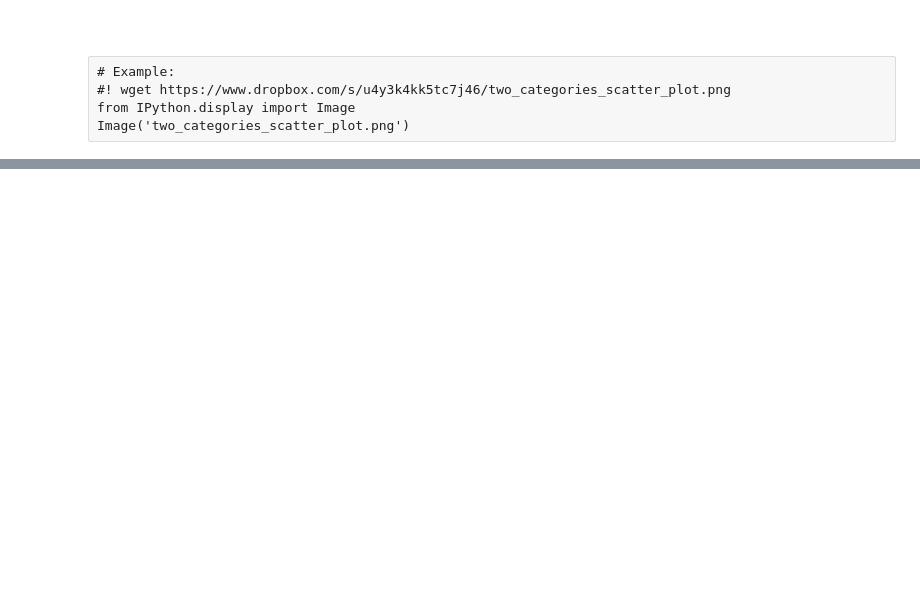
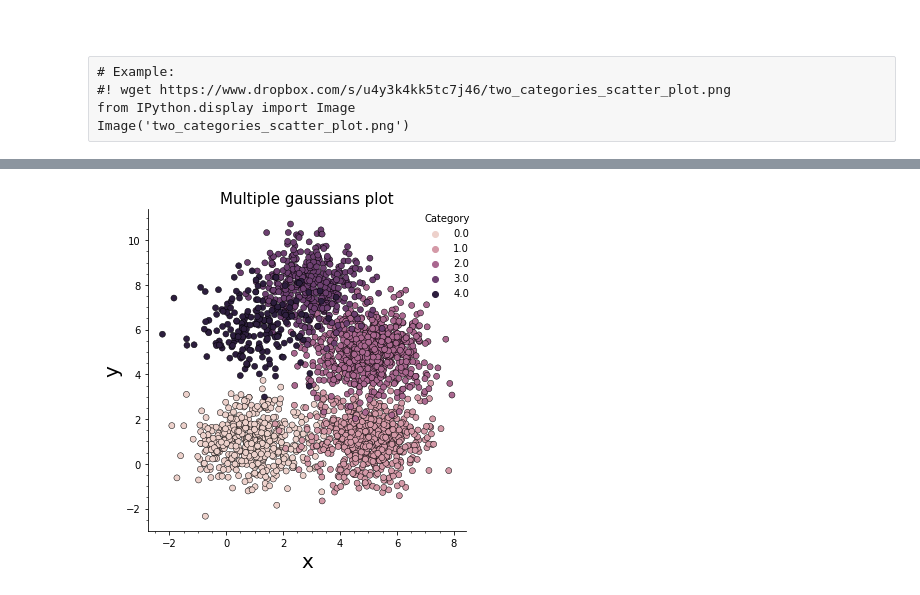
Before and after one commit to tommasoamico/LaboratoryOfComputationalPhysics_Y4, a Jupyter notebook: 06ex_Visualization.ipynb, the cells around one changed output, grey strips where cells are left out. Saved outputs shown, nothing was run; the diff lists cells and outputs as text; code cells hidden in the pictures; blank space fills up the shorter version.

```diff
--- a/06ex_Visualization.ipynb
+++ b/06ex_Visualization.ipynb
@@ -145,3 +146,31 @@ fig.tight_layout()
+# %%
+def data_frame_gen2(mean, cov, size):
+    final_array=np.array([[0,0,0],
+                          [0,0,0]])
+    for i in range(len(mean)):
+        data = np.random.multivariate_normal(np.array(mean[i]), np.array(cov[1]), size=size[i])
+        array = np.zeros((size[i],3))+i
+        array[:,:-1] = data
+        if i == 0:
+            final_array=array
+        else:
+            final_array = np.append(final_array, array, axis = 0)
+    return pd.DataFrame(final_array, columns=['dim1', 'dim2', 'Category'])
+# %%
+mean_list=[[1,1],[5,1],[5,5],[3,8],[1,6]]
+cov_list=[[[2,1],[1,2]],[[1,0],[0,1]], [[1,0],[0,1]], [[1,0],[0,1]], [[1,0],[0,1]]]
+size_list = [500, 600, 700, 400, 200]
+# %%
+data_array = data_frame_gen2(mean_list, cov_list, size_list)
+g = sns.relplot(x='dim1', y='dim2',  hue='Category', data=data_array, edgecolor='black')
+g.ax.minorticks_on()
+g.ax.set_title('Multiple gaussians plot', fontsize=15)
+g._legend._loc = (0.8,0.7)
+g.ax.set_xlabel('x', fontsize=20)
+g.ax.set_ylabel('y', fontsize=20)
+fig.tight_layout()
+# %% [output]
+[figure, added]
 # %%
 #!wget https://www.dropbox.com/s/hgnvyj9abatk8g6/residuals_261.npy
 # %%
```
Also changed, not shown: parts of 9 cells of this notebook.
